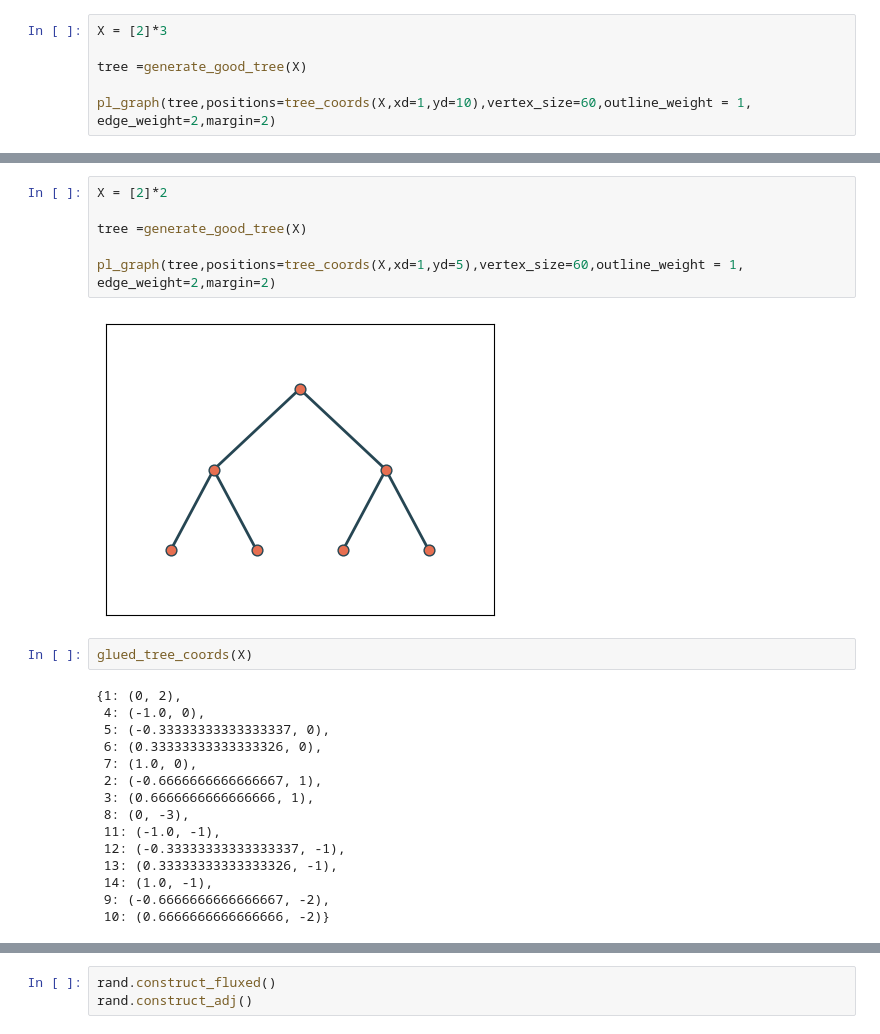
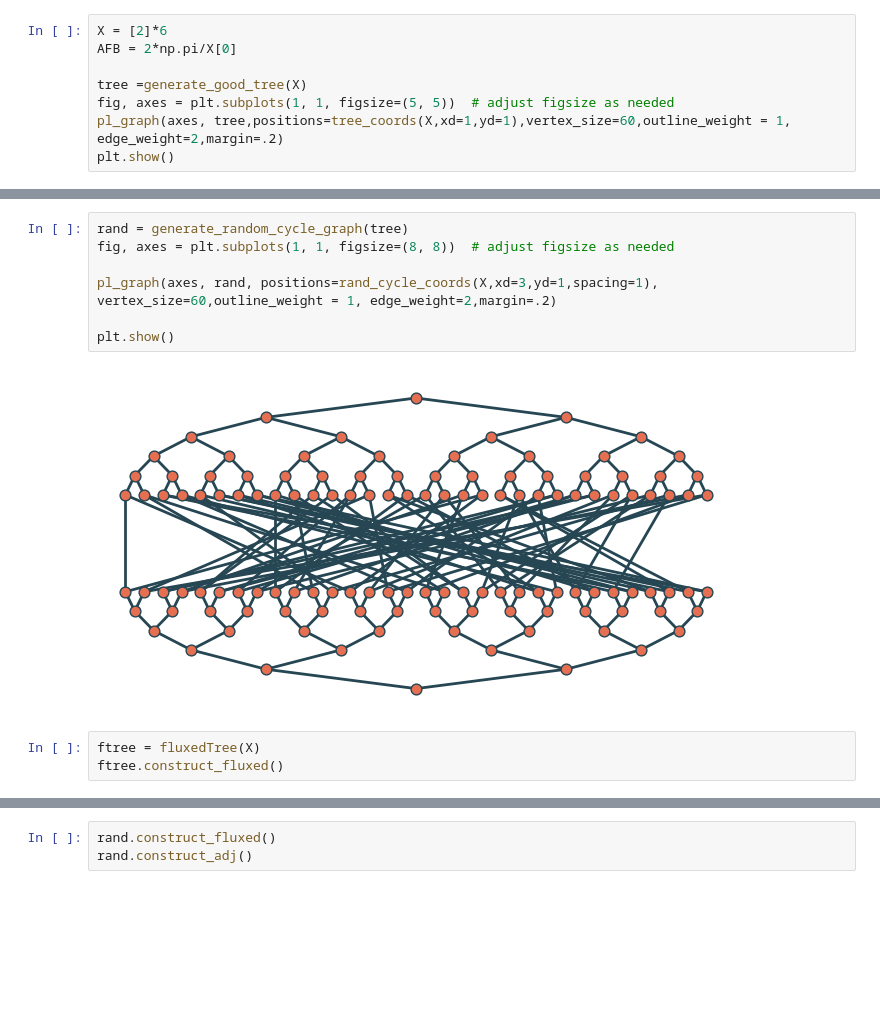
Before and after one commit to cgs2155/RandomCycles, a Jupyter notebook: proto.ipynb, the cells around one changed output, grey strips where cells are left out. Saved outputs shown, nothing was run; the diff lists cells and outputs as text; blank space fills up the shorter version.

Commit message:
Produced Single Random Walks

```diff
--- a/proto.ipynb
+++ b/proto.ipynb
@@ -6,7 +9,9 @@ from vectools import *
 # %%
-X = [2]*3
+X = [2]*6
+AFB = 2*np.pi/X[0]
 
 tree =generate_good_tree(X)
-
-pl_graph(tree,positions=tree_coords(X,xd=1,yd=10),vertex_size=60,outline_weight = 1, edge_weight=2,margin=2)
+fig, axes = plt.subplots(1, 1, figsize=(5, 5))  # adjust figsize as needed
+pl_graph(axes, tree,positions=tree_coords(X,xd=1,yd=1),vertex_size=60,outline_weight = 1, edge_weight=2,margin=.2)
+plt.show()
 # %% [output]
@@ -14,26 +19,13 @@ TypeError: pl_graph() missing 1 required positional argument: 'graph'
 # %%
-X = [2]*2
+rand = generate_random_cycle_graph(tree)
+fig, axes = plt.subplots(1, 1, figsize=(8, 8))  # adjust figsize as needed
 
-tree =generate_good_tree(X)
+pl_graph(axes, rand, positions=rand_cycle_coords(X,xd=3,yd=1,spacing=1), vertex_size=60,outline_weight = 1, edge_weight=2,margin=.2)
 
-pl_graph(tree,positions=tree_coords(X,xd=1,yd=5),vertex_size=60,outline_weight = 1, edge_weight=2,margin=2)
+plt.show()
 # %% [output]
-[figure, old version]
+[figure, new version]
-# %%
-glued_tree_coords(X)
-# %% [output]
-{1: (0, 2),
- 4: (-1.0, 0),
- 5: (-0.33333333333333337, 0),
- 6: (0.33333333333333326, 0),
- 7: (1.0, 0),
- 2: (-0.6666666666666667, 1),
- 3: (0.6666666666666666, 1),
- 8: (0, -3),
- 11: (-1.0, -1),
- 12: (-0.33333333333333337, -1),
- 13: (0.33333333333333326, -1),
- 14: (1.0, -1),
- 9: (-0.6666666666666667, -2),
- 10: (0.6666666666666666, -2)}
+# %%
+ftree = fluxedTree(X)
+ftree.construct_fluxed()
 # %%
```
Also changed, not shown: parts of 22 cells of this notebook, 22 other files.
